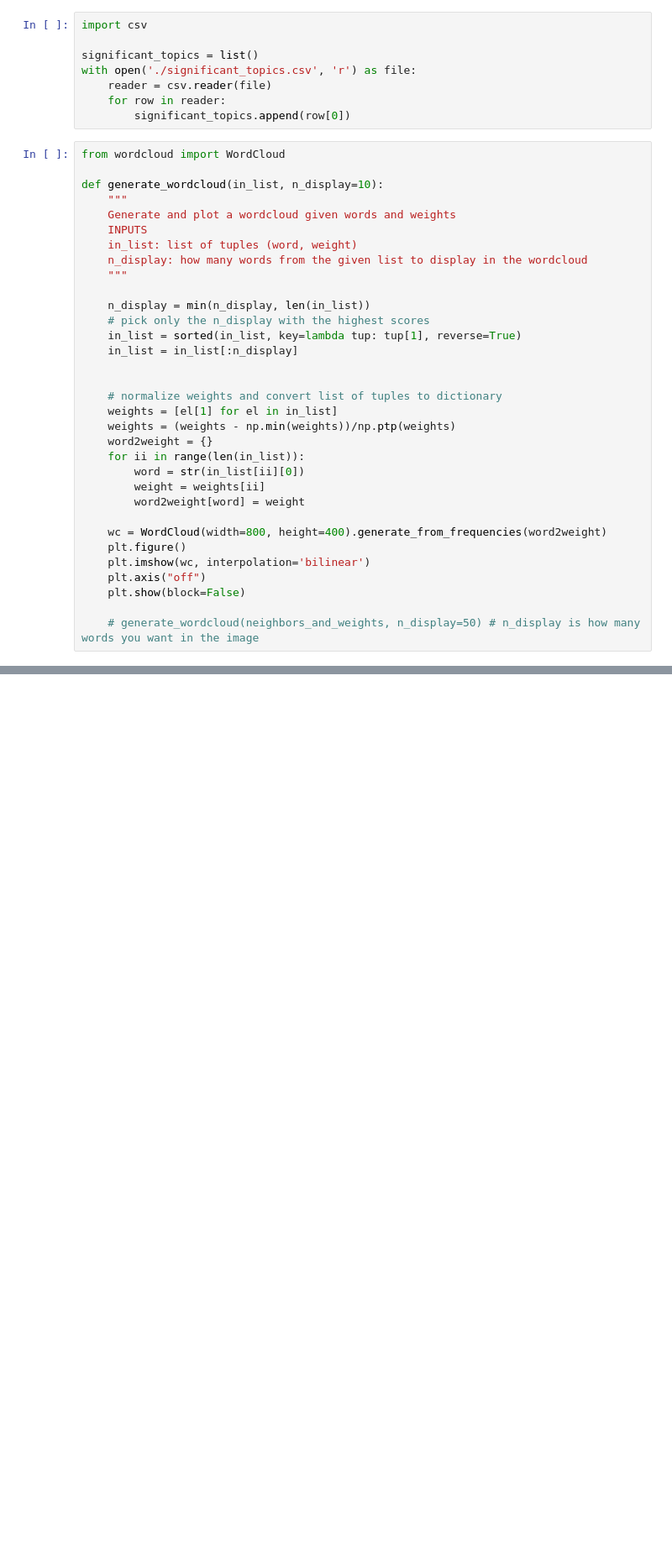
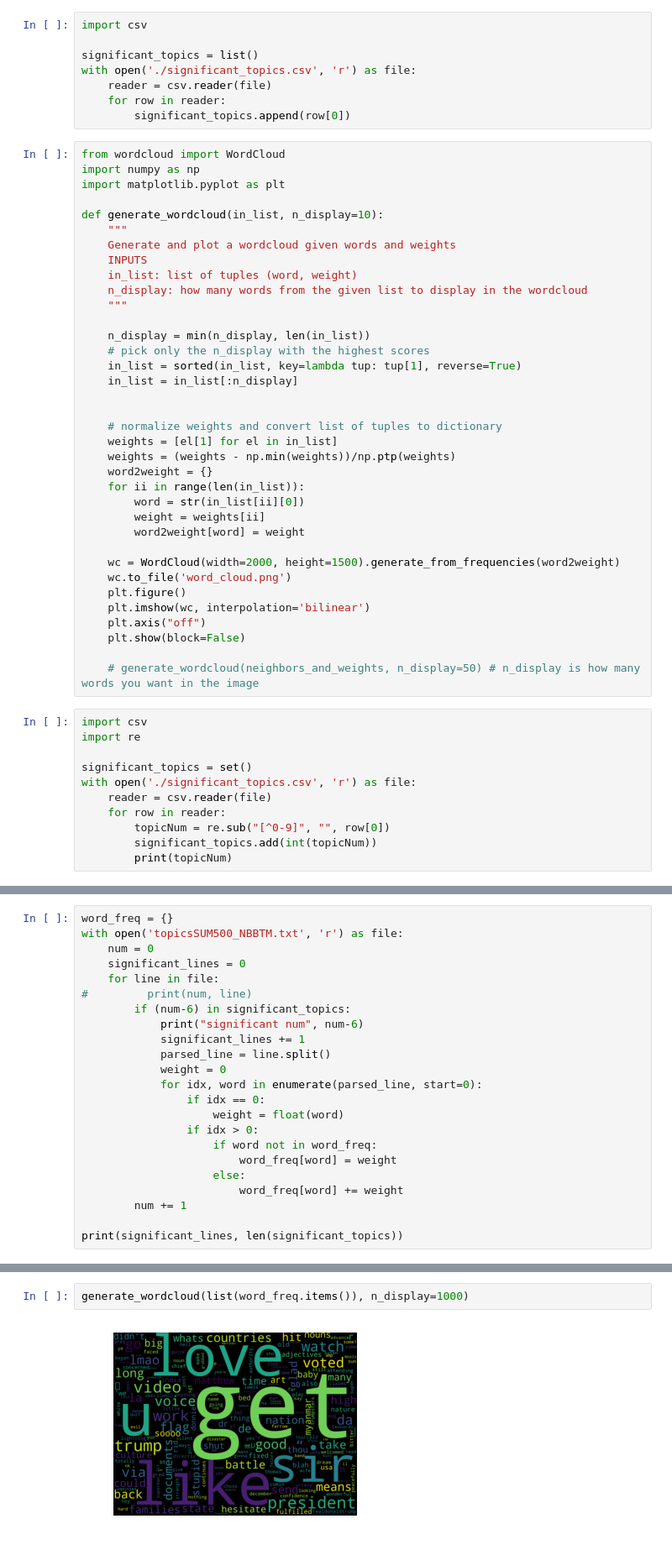
Before and after one commit to suvir-c/psyc-626, a Jupyter notebook: time-series-analysis/Significant Topics Word Cloud.ipynb, the cells around one changed output, grey strips where cells are left out. Shown at 84% size. Cells and saved outputs as stored; diff of their text form; blank space fills up the shorter version.

```diff
--- a/time-series-analysis/Significant Topics Word Cloud.ipynb
+++ b/time-series-analysis/Significant Topics Word Cloud.ipynb
@@ -8,6 +8,8 @@ with open('./significant_topics.csv', 'r') as file:
         significant_topics.append(row[0])
 # %%
 from wordcloud import WordCloud
+import numpy as np
+import matplotlib.pyplot as plt
 
 def generate_wordcloud(in_list, n_display=10):
     """
@@ -32,10 +34,22 @@ def generate_wordcloud(in_list, n_display=10):
         weight = weights[ii]
         word2weight[word] = weight
 
-    wc = WordCloud(width=800, height=400).generate_from_frequencies(word2weight)
+    wc = WordCloud(width=2000, height=1500).generate_from_frequencies(word2weight)
+    wc.to_file('word_cloud.png')
     plt.figure()
     plt.imshow(wc, interpolation='bilinear')
     plt.axis("off")
     plt.show(block=False)
 
     # generate_wordcloud(neighbors_and_weights, n_display=50) # n_display is how many words you want in the image
+# %%
+import csv
+import re
+
+significant_topics = set()
+with open('./significant_topics.csv', 'r') as file:
+    reader = csv.reader(file)
+    for row in reader:
+        topicNum = re.sub("[^0-9]", "", row[0])
+        significant_topics.add(int(topicNum))
+        print(topicNum)
@@ -41,0 +74,23 @@ def generate_wordcloud(in_list, n_display=10):
+# %%
+word_freq = {}
+with open('topicsSUM500_NBBTM.txt', 'r') as file:
+    num = 0
+    significant_lines = 0
+    for line in file:
+#         print(num, line)
+        if (num-6) in significant_topics:
+            print("significant num", num-6)
+            significant_lines += 1
+            parsed_line = line.split()
+            weight = 0
+            for idx, word in enumerate(parsed_line, start=0):
+                if idx == 0:
+                    weight = float(word)
+                if idx > 0:
+                    if word not in word_freq:
+                        word_freq[word] = weight
+                    else:
+                        word_freq[word] += weight
+        num += 1
+
+print(significant_lines, len(significant_topics))
@@ -41,0 +115,4 @@ def generate_wordcloud(in_list, n_display=10):
+# %%
+generate_wordcloud(list(word_freq.items()), n_display=1000)
+# %% [output]
+[figure, added]
```
Also changed, not shown: parts of 2 cells of this notebook, 8 other files.
